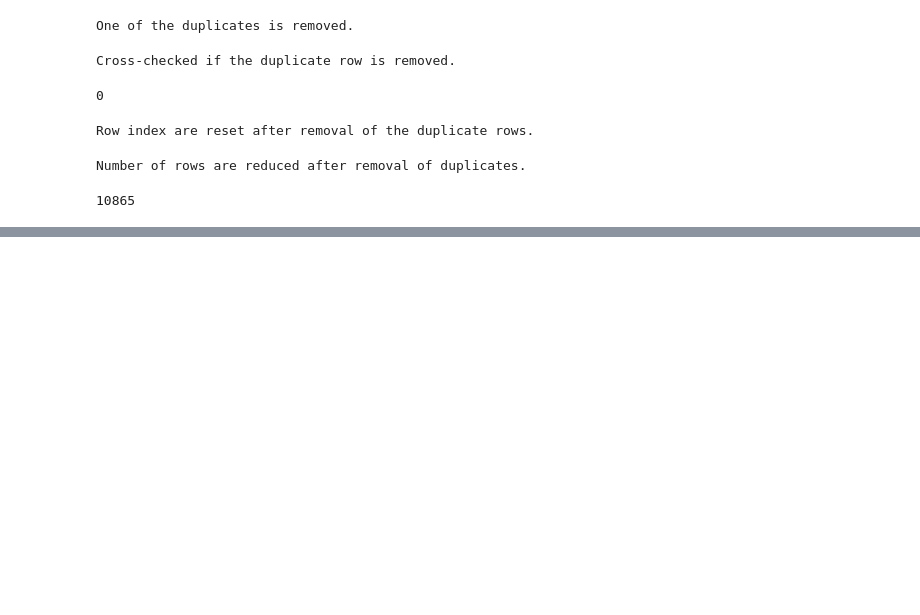
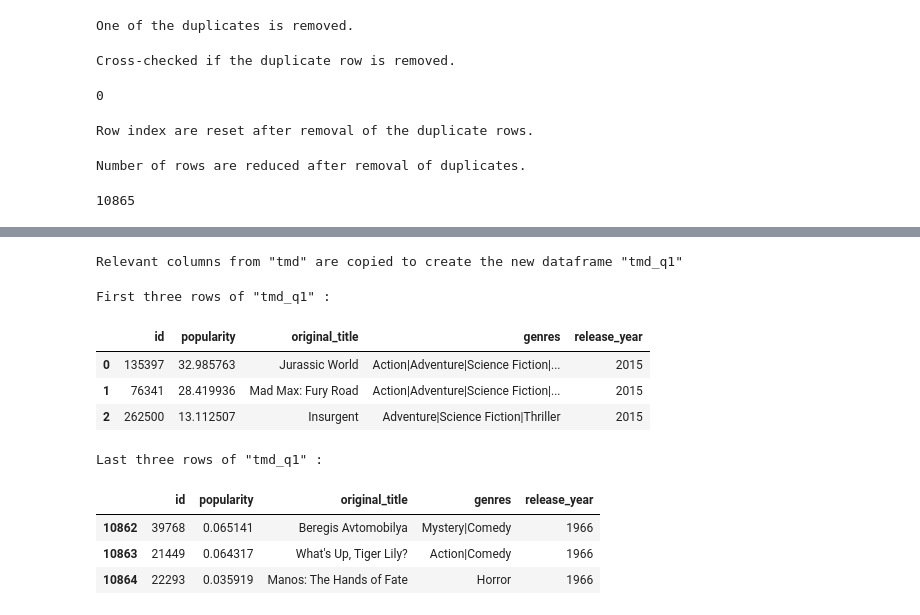
Before and after one commit to BalavishnuUdayakumar/EDA_TMDb, a Jupyter notebook: Exploratory_Data_Analysis_of_TMDb_dataset.ipynb, the cells around one changed output, grey strips where cells are left out. Cells and saved outputs as stored; diff of their text form; code cells hidden in the pictures; blank space fills up the shorter version.

```diff
--- a/Exploratory_Data_Analysis_of_TMDb_dataset.ipynb
+++ b/Exploratory_Data_Analysis_of_TMDb_dataset.ipynb
@@ -281,0 +310,32 @@ Number of rows are reduced after removal of duplicates.
+# %%
+# use the column index to copy relevant columns into a new dataframe "tmd_q1"
+
+print('\033[1m' + 'Relevant columns from "tmd" are copied to create the new \
+dataframe "tmd_q1"' + '\033[0m')
+
+tmd_q1 = tmd.iloc[:,[0, 2, 5, 13, 18]].copy()
+# %% [output]
+Relevant columns from "tmd" are copied to create the new dataframe "tmd_q1"
+# %%
+# display first and last three rows of the "tmd_q1"
+
+print('\033[4m' +'\033[1m' + 'First three rows of "tmd_q1"' + '\033[0m' + \
+      '\033[0m' + ' :')
+
+tmd_q1.head(3)
+
+print('\033[4m' +'\033[1m' + 'Last three rows of "tmd_q1"' + '\033[0m' + \
+      '\033[0m' + ' :')
+
+tmd_q1.tail(3)
+# %% [output]
+First three rows of "tmd_q1" :
+|  | id | popularity | original_title | genres | release_year |
+| 0 | 135397 | 32.985763 | Jurassic World | Action|Adventure|Science Fiction|... | 2015 |
+| 1 | 76341 | 28.419936 | Mad Max: Fury Road | Action|Adventure|Science Fiction|... | 2015 |
+| 2 | 262500 | 13.112507 | Insurgent | Adventure|Science Fiction|Thriller | 2015 |
+Last three rows of "tmd_q1" :
+|  | id | popularity | original_title | genres | release_year |
+| 10862 | 39768 | 0.065141 | Beregis Avtomobilya | Mystery|Comedy | 1966 |
+| 10863 | 21449 | 0.064317 | What's Up, Tiger Lily? | Action|Comedy | 1966 |
+| 10864 | 22293 | 0.035919 | Manos: The Hands of Fate | Horror | 1966 |
```
Also changed, not shown: parts of 17 cells of this notebook, 1 other file.
